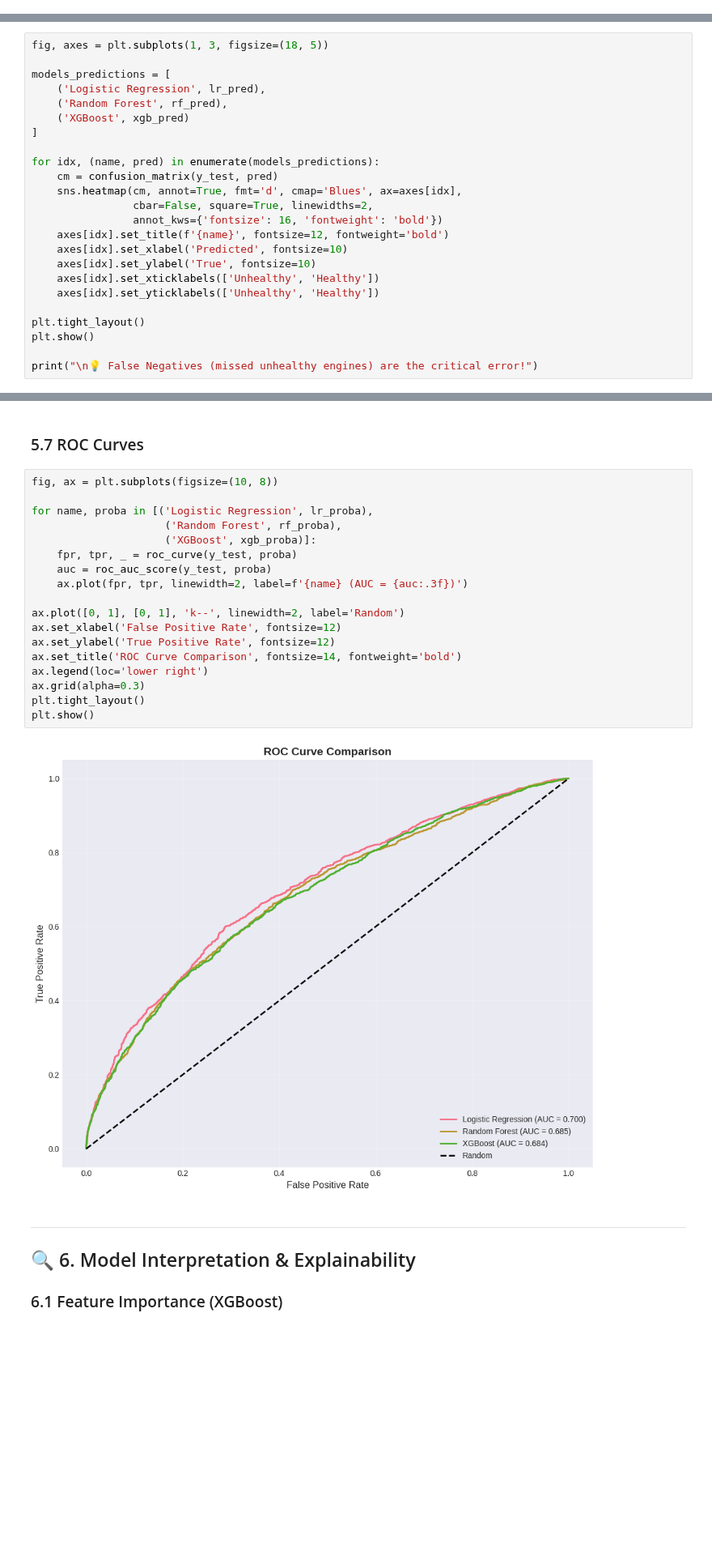
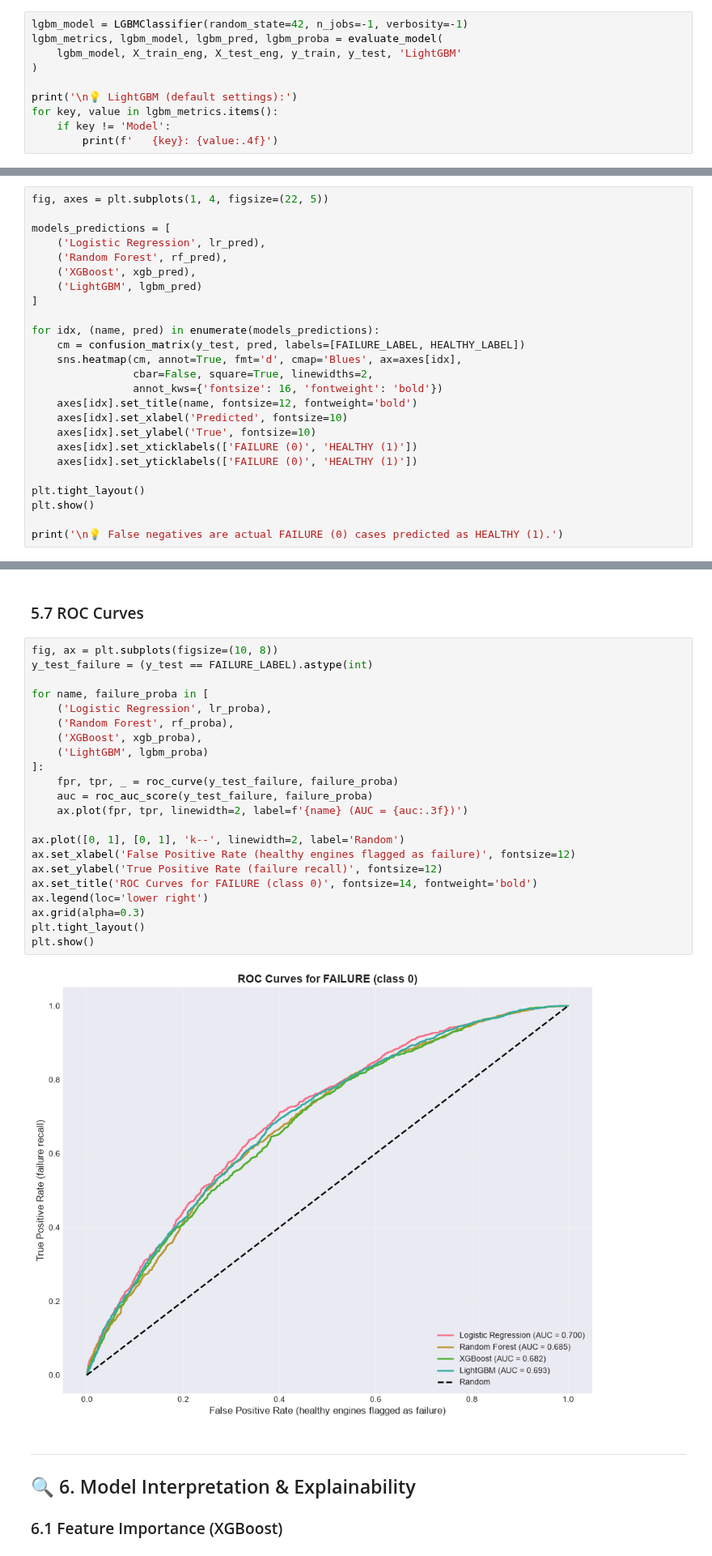
Before and after one commit to tanushreenerella/AI-Predictive-Vehicle-Maintenance, a Jupyter notebook: engine-health-prediction-69-failure-detection.ipynb, the cells around one changed output, grey strips where cells are left out. Shown at 81% size. Cells and saved outputs as stored; diff of their text form; blank space fills up the shorter version.

```diff
--- a/engine-health-prediction-69-failure-detection.ipynb
+++ b/engine-health-prediction-69-failure-detection.ipynb
@@ -661,0 +618,10 @@ for key, value in xgb_metrics.items():
+# %%
+lgbm_model = LGBMClassifier(random_state=42, n_jobs=-1, verbosity=-1)
+lgbm_metrics, lgbm_model, lgbm_pred, lgbm_proba = evaluate_model(
+    lgbm_model, X_train_eng, X_test_eng, y_train, y_test, 'LightGBM'
+)
+
+print('\n💡 LightGBM (default settings):')
+for key, value in lgbm_metrics.items():
+    if key != 'Model':
+        print(f'   {key}: {value:.4f}')
@@ -697,27 +678,28 @@ print(f"   Catches {results_df.loc[best_model_name, 'Recall']*100:.1f}% of unhea
 # %% [markdown]
 ### 5.6 Confusion Matrix Analysis
 # %%
-fig, axes = plt.subplots(1, 3, figsize=(18, 5))
+fig, axes = plt.subplots(1, 4, figsize=(22, 5))
 
 models_predictions = [
     ('Logistic Regression', lr_pred),
     ('Random Forest', rf_pred),
-    ('XGBoost', xgb_pred)
+    ('XGBoost', xgb_pred),
+    ('LightGBM', lgbm_pred)
 ]
 
 for idx, (name, pred) in enumerate(models_predictions):
-    cm = confusion_matrix(y_test, pred)
+    cm = confusion_matrix(y_test, pred, labels=[FAILURE_LABEL, HEALTHY_LABEL])
     sns.heatmap(cm, annot=True, fmt='d', cmap='Blues', ax=axes[idx],
                 cbar=False, square=True, linewidths=2,
                 annot_kws={'fontsize': 16, 'fontweight': 'bold'})
-    axes[idx].set_title(f'{name}', fontsize=12, fontweight='bold')
+    axes[idx].set_title(name, fontsize=12, fontweight='bold')
     axes[idx].set_xlabel('Predicted', fontsize=10)
     axes[idx].set_ylabel('True', fontsize=10)
-    axes[idx].set_xticklabels(['Unhealthy', 'Healthy'])
-    axes[idx].set_yticklabels(['Unhealthy', 'Healthy'])
+    axes[idx].set_xticklabels(['FAILURE (0)', 'HEALTHY (1)'])
+    axes[idx].set_yticklabels(['FAILURE (0)', 'HEALTHY (1)'])
 
 plt.tight_layout()
 plt.show()
 
-print("\n💡 False Negatives (missed unhealthy engines) are the critical error!")
+print('\n💡 False negatives are actual FAILURE (0) cases predicted as HEALTHY (1).')
 # %% [output]
@@ -727,24 +709,28 @@ print("\n💡 False Negatives (missed unhealthy engines) are the critical error!
 ### 5.7 ROC Curves
 # %%
 fig, ax = plt.subplots(figsize=(10, 8))
+y_test_failure = (y_test == FAILURE_LABEL).astype(int)
 
-for name, proba in [('Logistic Regression', lr_proba),
-                     ('Random Forest', rf_proba),
-                     ('XGBoost', xgb_proba)]:
-    fpr, tpr, _ = roc_curve(y_test, proba)
-    auc = roc_auc_score(y_test, proba)
+for name, failure_proba in [
+    ('Logistic Regression', lr_proba),
+    ('Random Forest', rf_proba),
+    ('XGBoost', xgb_proba),
+    ('LightGBM', lgbm_proba)
+]:
+    fpr, tpr, _ = roc_curve(y_test_failure, failure_proba)
+    auc = roc_auc_score(y_test_failure, failure_proba)
     ax.plot(fpr, tpr, linewidth=2, label=f'{name} (AUC = {auc:.3f})')
 
 ax.plot([0, 1], [0, 1], 'k--', linewidth=2, label='Random')
-ax.set_xlabel('False Positive Rate', fontsize=12)
-ax.set_ylabel('True Positive Rate', fontsize=12)
-ax.set_title('ROC Curve Comparison', fontsize=14, fontweight='bold')
+ax.set_xlabel('False Positive Rate (healthy engines flagged as failure)', fontsize=12)
+ax.set_ylabel('True Positive Rate (failure recall)', fontsize=12)
+ax.set_title('ROC Curves for FAILURE (class 0)', fontsize=14, fontweight='bold')
 ax.legend(loc='lower right')
 ax.grid(alpha=0.3)
 plt.tight_layout()
 plt.show()
 # %% [output]
-[figure, old version]
+[figure, new version]
 # %% [markdown]
 ---
 
```
Also changed, not shown: parts of 19 cells of this notebook, 46 other files.
